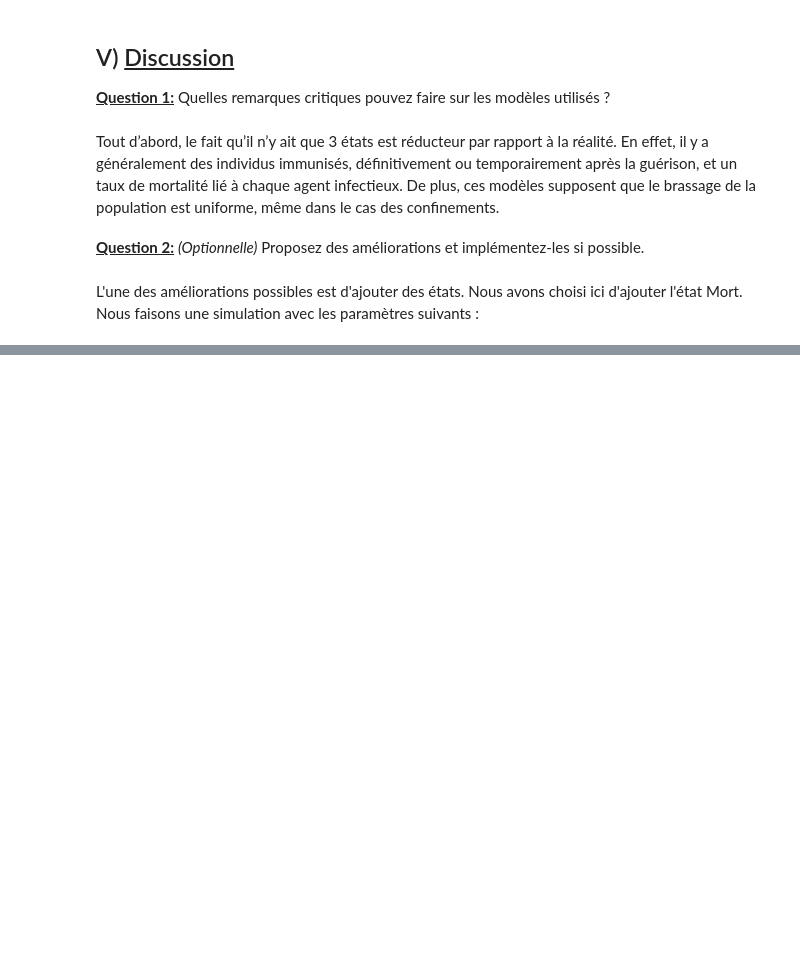
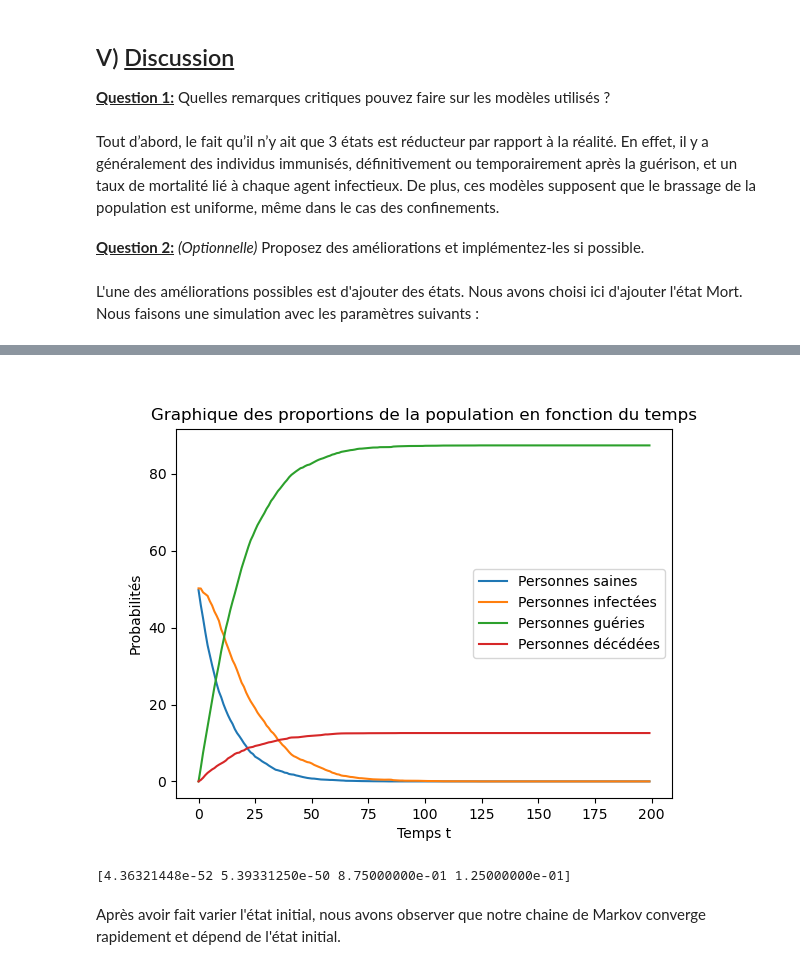
Before and after one commit to Lolikyu/Projet-3-LU3IN005-Stats, a Jupyter notebook: Rapport Projet 3 - YAZID MARSELOO.ipynb, the cells around one changed output, grey strips where cells are left out. Cells and saved outputs as stored; diff of their text form; code cells hidden in the pictures; blank space fills up the shorter version.

```diff
--- a/Rapport Projet 3 - YAZID MARSELOO.ipynb
+++ b/Rapport Projet 3 - YAZID MARSELOO.ipynb
@@ -1855,0 +1784,26 @@ Image(filename="Graph_Partie5.png")
+# %%
+matrice_transition_amelioration = np.array([[0.92, 0.08,    0,    0],
+                                            [   0, 0.92, 0.07, 0.01],
+                                            [   0,    0,    1,    0],
+                                            [   0,    0,    0,    1]])
+
+pi_0_amelioration = np.array([0.50,
+                              0.50,
+                              0.00,
+                              0.00])
+# %%
+liste_sequence_option = genere_liste_sequence(pi_0_amelioration, matrice_transition_amelioration, 5000, 200)
+liste_pourcentage_option = pourcentage_liste_sequence(liste_sequence_option, 4)
+# %%
+affiche_graphe_multi_amelioration(liste_pourcentage_option, nom_fig="Graph_Partie5_3.png", loc_legend="center right")
+Image(filename="Graph_Partie5_3.png")
+# %% [output]
+[figure, added]
+# %%
+print(distribution_probabilite_stationnaire(pi_0_amelioration, matrice_transition_amelioration))
+# %% [output]
+[4.36321448e-52 5.39331250e-50 8.75000000e-01 1.25000000e-01]
+# %% [markdown]
+<pr>
+Après avoir fait varier l'état initial, nous avons observer que notre chaine de Markov converge rapidement et dépend de l'état initial.
+</pr>
```
Also changed, not shown: parts of 28 cells of this notebook.
